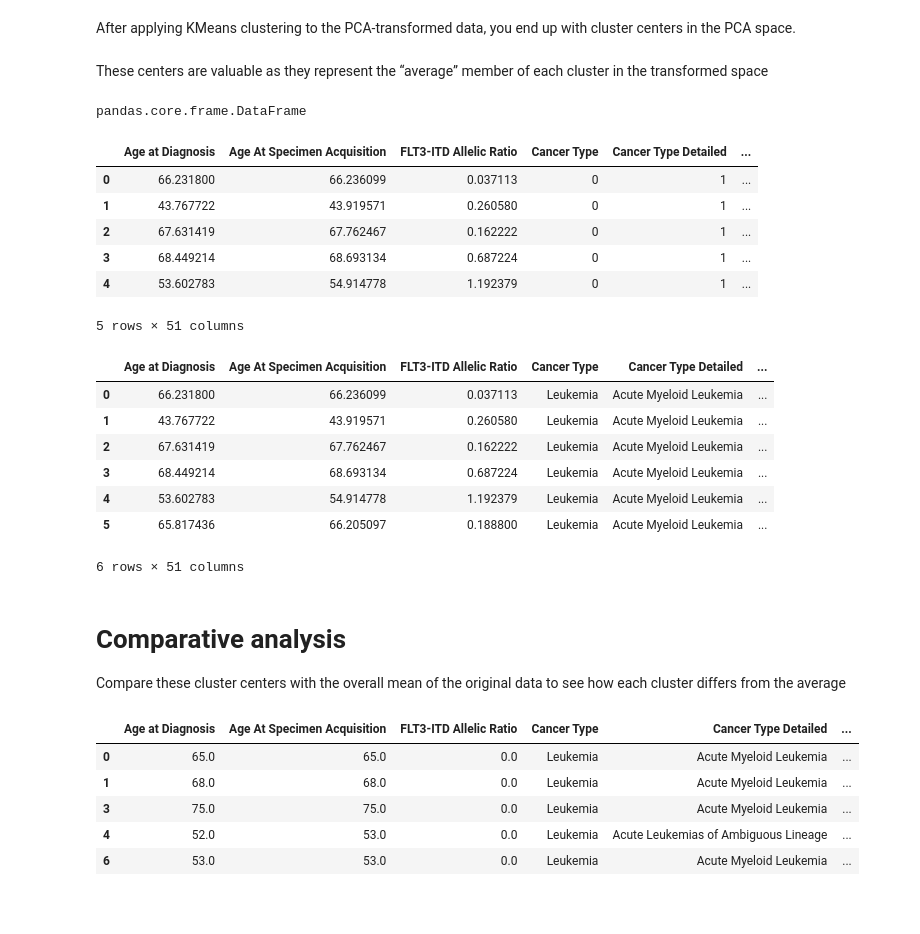
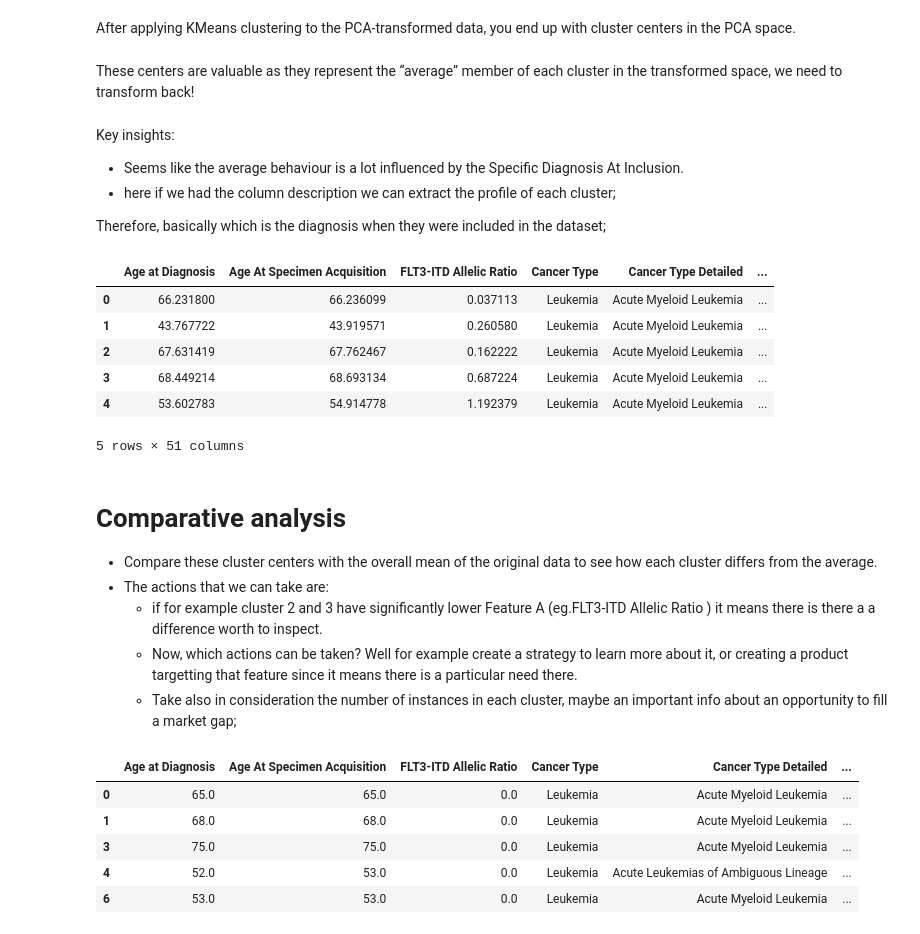
Before and after one commit to HavingFunLearning/PatientSegmentationCancer, a Jupyter notebook: notebook.ipynb, the cells around one changed output. Drawn from its saved outputs; the diff is of its cells as text; code cells hidden in the pictures; blank space fills up the shorter version.

```diff
--- a/notebook.ipynb
+++ b/notebook.ipynb
@@ -336,44 +292,37 @@ Let's add another layer:
 # %% [markdown]
 After applying KMeans clustering to the PCA-transformed data, you end up with cluster centers in the PCA space.
 # %% [markdown]
-These centers are valuable as they represent the “average” member of each cluster in the transformed space
+These centers are valuable as they represent the “average” member of each cluster in the transformed space, we need to transform back!
 # %%
 original_space_centroids = scaler.inverse_transform(pca.inverse_transform(centers))
 centroids_df = pd.DataFrame(original_space_centroids, columns=standardized_df.columns)
-# Convert encoded columns back to integers
 indexes = encoder.indexes
 for index in indexes:
-    centroids_df[index] = np.round(centroids_df[index]).astype(int)
-
-#centroids_df = encoder.inverse_transform(centroids_df)
-type(centroids_df)
+    centroids_df[index] = np.round(centroids_df[index]).astype(int)   ## There is a way better than this?
-# %% [output]
-pandas.core.frame.DataFrame
-# %%
-centroids_df.head()
-# %% [output]
-|  | Age at Diagnosis | Age At Specimen Acquisition | FLT3-ITD Allelic Ratio | Cancer Type | Cancer Type Detailed | ... |
-| 0 | 66.231800 | 66.236099 | 0.037113 | 0 | 1 | ... |
-| 1 | 43.767722 | 43.919571 | 0.260580 | 0 | 1 | ... |
-| 2 | 67.631419 | 67.762467 | 0.162222 | 0 | 1 | ... |
-| 3 | 68.449214 | 68.693134 | 0.687224 | 0 | 1 | ... |
-| 4 | 53.602783 | 54.914778 | 1.192379 | 0 | 1 | ... |
-5 rows × 51 columns
+# %% [markdown]
+Key insights:
+- Seems like the average behaviour is a lot influenced by the Specific Diagnosis At Inclusion.
+- here if we had the column description we can extract the profile of each cluster;
+
+Therefore, basically which is the diagnosis when they were included in the dataset;
 # %%
 Original_centroids_df = encoder.inverse_transform(centroids_df)
-Original_centroids_df
+Original_centroids_df.head()
 # %% [output]
 |  | Age at Diagnosis | Age At Specimen Acquisition | FLT3-ITD Allelic Ratio | Cancer Type | Cancer Type Detailed | ... |
 | 0 | 66.231800 | 66.236099 | 0.037113 | Leukemia | Acute Myeloid Leukemia | ... |
 | 1 | 43.767722 | 43.919571 | 0.260580 | Leukemia | Acute Myeloid Leukemia | ... |
 | 2 | 67.631419 | 67.762467 | 0.162222 | Leukemia | Acute Myeloid Leukemia | ... |
 | 3 | 68.449214 | 68.693134 | 0.687224 | Leukemia | Acute Myeloid Leukemia | ... |
 | 4 | 53.602783 | 54.914778 | 1.192379 | Leukemia | Acute Myeloid Leukemia | ... |
-| 5 | 65.817436 | 66.205097 | 0.188800 | Leukemia | Acute Myeloid Leukemia | ... |
-6 rows × 51 columns
+5 rows × 51 columns
-# %% [markdown]
-# Comparative analysis
-Compare these cluster centers with the overall mean of the original data to see how each cluster differs from the average
+# %% [markdown]
+# Comparative analysis
+- Compare these cluster centers with the overall mean of the original data to see how each cluster differs from the average.
+- The actions that we can take are:
+    - if for example cluster 2 and 3 have significantly lower Feature A (eg.FLT3-ITD Allelic Ratio ) it means there is there a a difference worth to inspect.
+    - Now, which actions can be taken? Well for example create a strategy to learn more about it, or creating a product  targetting that feature since it means there is a particular need there.
+    - Take also in consideration the number of instances in each cluster, maybe an important info about an opportunity to fill a market gap;
 # %%
 df_cleaned.head()
 # %% [output]
```
Also changed, not shown: parts of 14 cells of this notebook.
